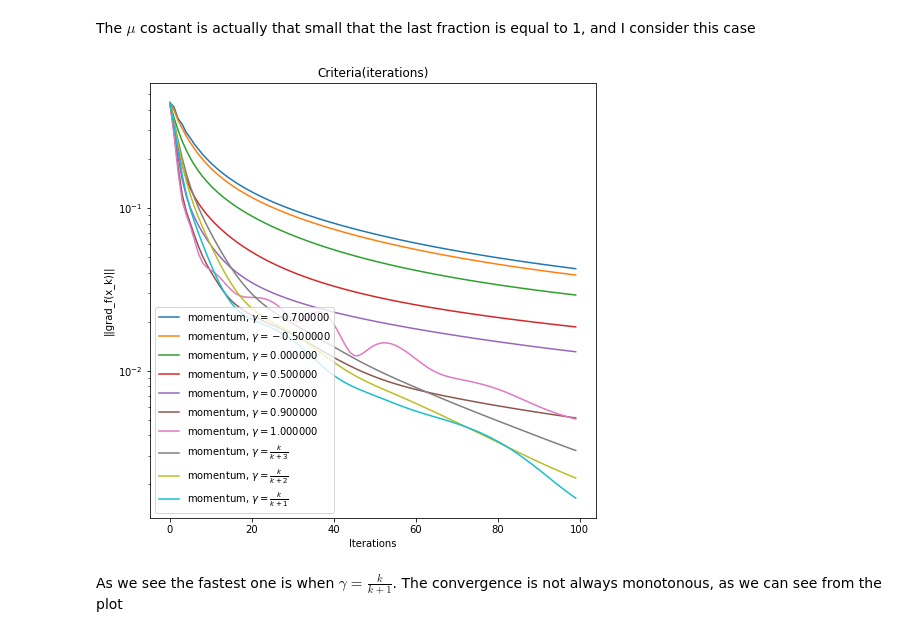
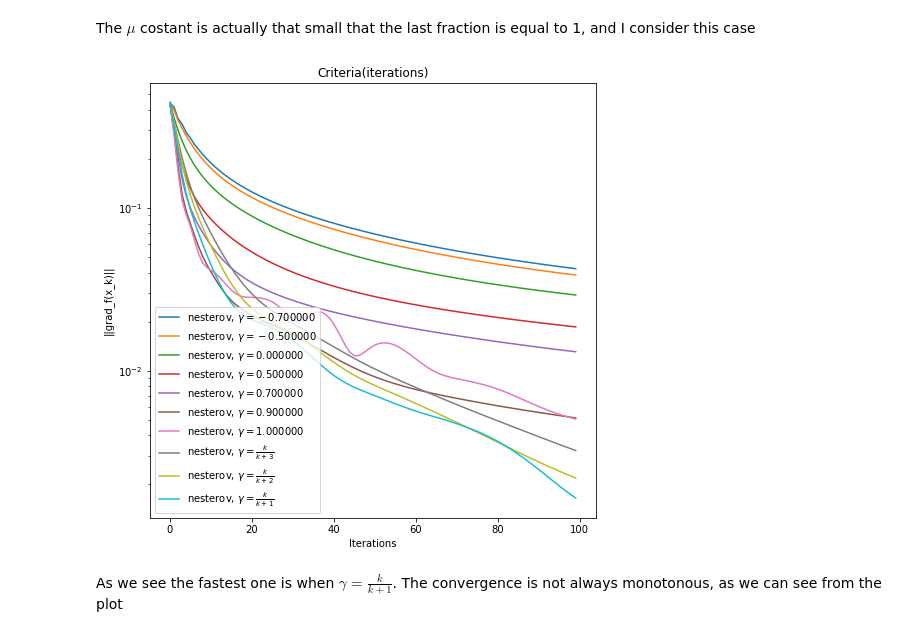
Before and after one commit to k2a07/MIPT-homeworks, a Jupyter notebook: Acharya_Kirill_Optimization_HW_3.ipynb, the cells around one changed output. Drawn from its saved outputs; the diff is of its cells as text; code cells hidden in the pictures.

```diff
--- a/Acharya_Kirill_Optimization_HW_3.ipynb
+++ b/Acharya_Kirill_Optimization_HW_3.ipynb
@@ -168,13 +168,13 @@ for args['momentum_coeff'] in momentum_coef_arr:
 
         x.append(n_iter_arr)
         y.append(differences_arr)
-        labels.append(r'momentum, $\gamma = %f$' % args['gamma_momentum'])
+        labels.append(r'momentum, $\gamma = %f$' % args['momentum_coeff'])
         title = 'Criteria(iterations)'
 
         #for further comparison
         times_comp.append(times_arr)
         acc_comp.append(acc_arr)
-        labels_comp.append(r'momentum, $\gamma = %f$' % args['gamma_momentum'])
+        labels_comp.append(r'momentum, $\gamma = %f$' % args['momentum_coeff'])
 
 opt.plot_graphs(x, y, x_label = "Iterations", lines_labels = labels, title = title,
                         logscale = True, criteria_type = "||grad_f(x_k)||")
@@ -229,37 +229,37 @@ for args['momentum_coeff'] in const_momentum_coeff_arr:
 
     points_arr, differences_arr, times_arr, acc_arr = nesterov.descent()
 
     x.append(n_iter_arr)
     y.append(differences_arr)
-    labels.append(r'nesterov, $\gamma = %f$' % args['gamma_momentum'])
+    labels.append(r'nesterov, $\gamma = %f$' % args['momentum_coeff'])
     title = 'Criteria(iterations)'
 
     #for further comparison
     times_comp.append(times_arr)
     acc_comp.append(acc_arr)
-    labels_comp.append(r'nesterov, $\gamma = %f$' % args['gamma_momentum'])
+    labels_comp.append(r'nesterov, $\gamma = %f$' % args['momentum_coeff'])
 
 for args['i'] in k_momentum_arr:
     nesterov = opt.GradientOptimizer(logloss, logloss_grad, x_0, criterium = '||grad_f(x_k)||',
                             args = args, n_iter = n_iter, gamma_k = gamma_k,
-                            nesterov_momentum_activate = True, acc_k = log_acc, momentum_coeff_k = k_momentum_arr)
+                            nesterov_momentum_activate = True, acc_k = log_acc, momentum_coeff_k = momentum_coeff_k)
 
     points_arr, differences_arr, times_arr, acc_arr = nesterov.descent()
 
     x.append(n_iter_arr)
     y.append(differences_arr)
     labels.append(r'nesterov, $\gamma = \frac{k}{k + %i}$' % args['i'])
     title = 'Criteria(iterations)'
 
     #for further comparison
     times_comp.append(times_arr)
     acc_comp.append(acc_arr)
     labels_comp.append(r'nesterov, $\gamma = \frac{k}{k + %i}$' % args['i'])
 
 opt.plot_graphs(x, y, x_label = "Iterations", lines_labels = labels, title = title,
                         logscale = True, criteria_type = "||grad_f(x_k)||")
 # %% [output]
-[figure, old version]
+[figure, new version]
 # %%
 bonuses_comp_crit_x.append(x[9])
 bonuses_comp_crit_y.append(y[9])
```
Also changed, not shown: parts of 7 cells of this notebook.
